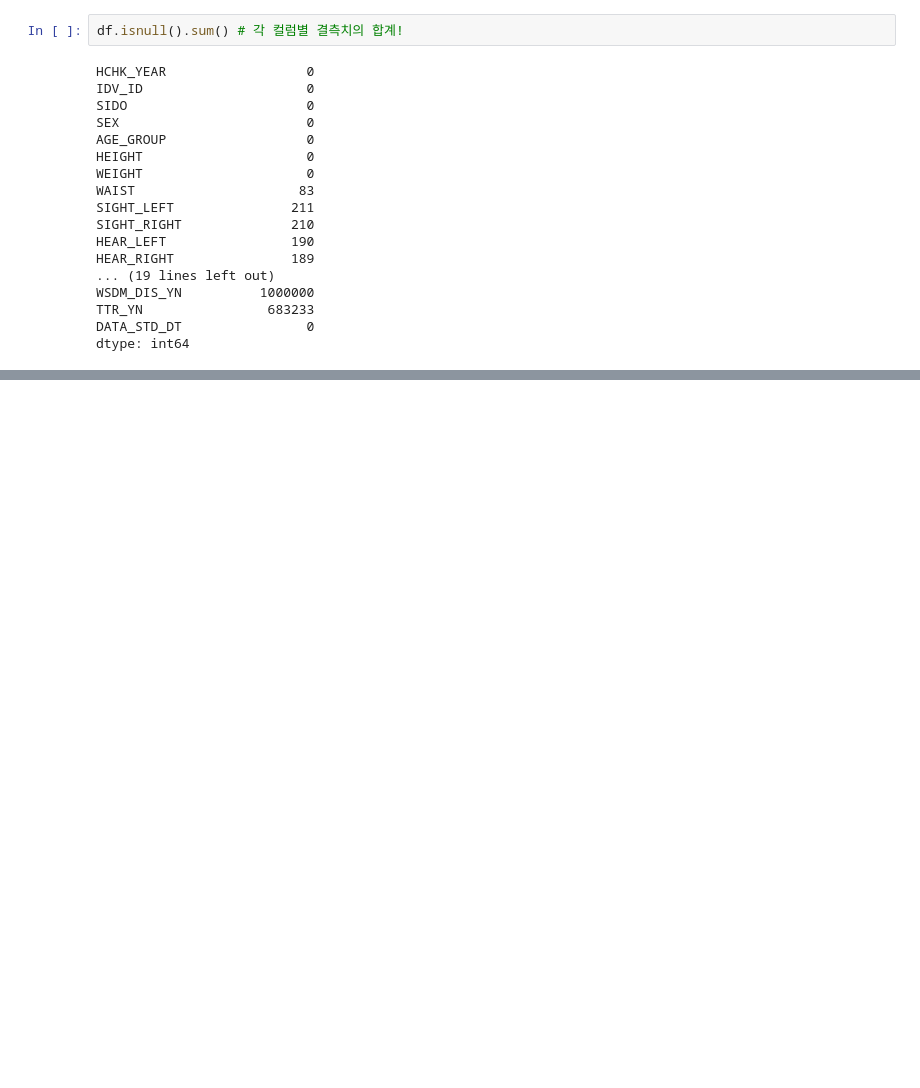
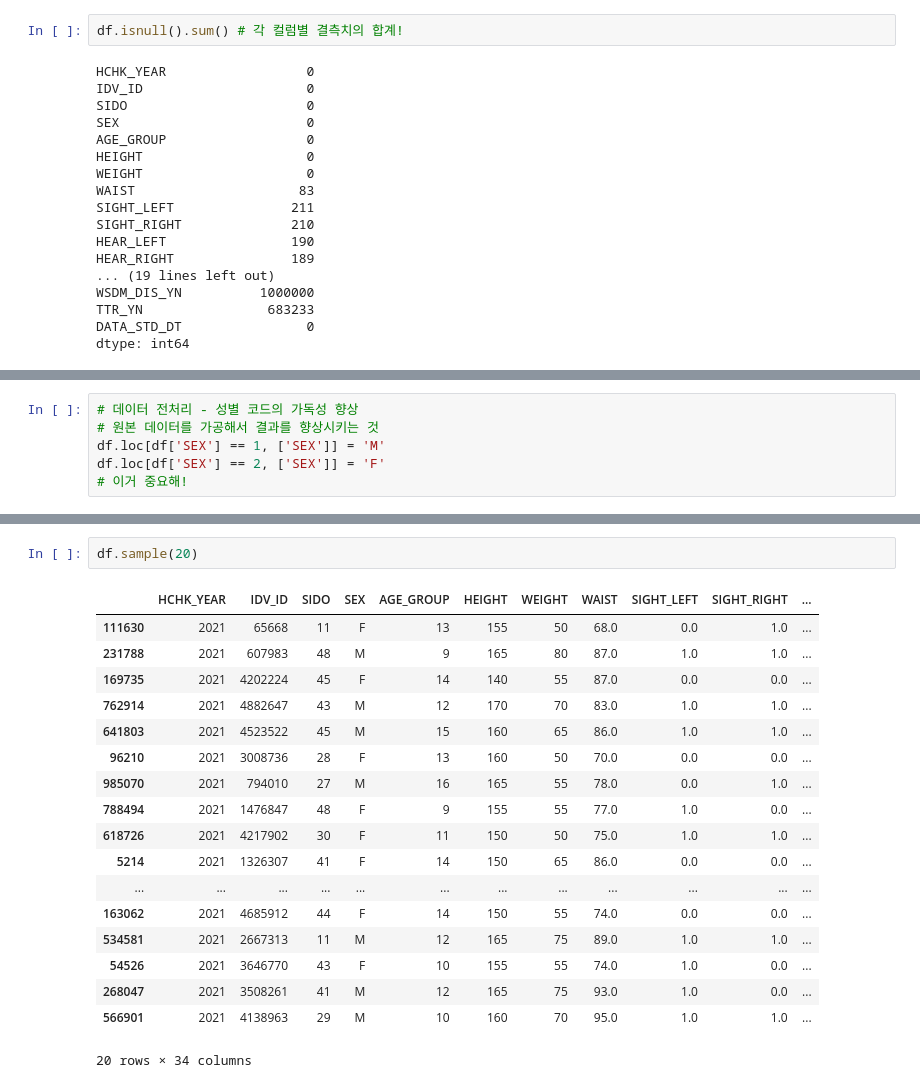
Before and after one commit to layla-focalors/AColab_Github_data_processing, a Jupyter notebook: HealthCare_Anayize.ipynb, the cells around one changed output, grey strips where cells are left out. Drawn from its saved outputs; the diff is of its cells as text; blank space fills up the shorter version.

```diff
--- a/HealthCare_Anayize.ipynb
+++ b/HealthCare_Anayize.ipynb
@@ -184,0 +239,6 @@ dtype: int64
+# %%
+# 데이터 전처리 - 성별 코드의 가독성 향상
+# 원본 데이터를 가공해서 결과를 향상시키는 것
+df.loc[df['SEX'] == 1, ['SEX']] = 'M'
+df.loc[df['SEX'] == 2, ['SEX']] = 'F'
+# 이거 중요해!
@@ -184,0 +255,21 @@ dtype: int64
+# %%
+df.sample(20)
+# %% [output]
+|  | HCHK_YEAR | IDV_ID | SIDO | SEX | AGE_GROUP | HEIGHT | WEIGHT | WAIST | SIGHT_LEFT | SIGHT_RIGHT | ... |
+| 111630 | 2021 | 65668 | 11 | F | 13 | 155 | 50 | 68.0 | 0.0 | 1.0 | ... |
+| 231788 | 2021 | 607983 | 48 | M | 9 | 165 | 80 | 87.0 | 1.0 | 1.0 | ... |
+| 169735 | 2021 | 4202224 | 45 | F | 14 | 140 | 55 | 87.0 | 0.0 | 0.0 | ... |
+| 762914 | 2021 | 4882647 | 43 | M | 12 | 170 | 70 | 83.0 | 1.0 | 1.0 | ... |
+| 641803 | 2021 | 4523522 | 45 | M | 15 | 160 | 65 | 86.0 | 1.0 | 1.0 | ... |
+| 96210 | 2021 | 3008736 | 28 | F | 13 | 160 | 50 | 70.0 | 0.0 | 0.0 | ... |
+| 985070 | 2021 | 794010 | 27 | M | 16 | 165 | 55 | 78.0 | 0.0 | 1.0 | ... |
+| 788494 | 2021 | 1476847 | 48 | F | 9 | 155 | 55 | 77.0 | 1.0 | 0.0 | ... |
+| 618726 | 2021 | 4217902 | 30 | F | 11 | 150 | 50 | 75.0 | 1.0 | 1.0 | ... |
+| 5214 | 2021 | 1326307 | 41 | F | 14 | 150 | 65 | 86.0 | 0.0 | 0.0 | ... |
+| ... | ... | ... | ... | ... | ... | ... | ... | ... | ... | ... | ... |
+| 163062 | 2021 | 4685912 | 44 | F | 14 | 150 | 55 | 74.0 | 0.0 | 0.0 | ... |
+| 534581 | 2021 | 2667313 | 11 | M | 12 | 165 | 75 | 89.0 | 1.0 | 1.0 | ... |
+| 54526 | 2021 | 3646770 | 43 | F | 10 | 155 | 55 | 74.0 | 1.0 | 0.0 | ... |
+| 268047 | 2021 | 3508261 | 41 | M | 12 | 165 | 75 | 93.0 | 1.0 | 0.0 | ... |
+| 566901 | 2021 | 4138963 | 29 | M | 10 | 160 | 70 | 95.0 | 1.0 | 1.0 | ... |
+20 rows × 34 columns
```
Also changed, not shown: parts of 15 cells of this notebook.
